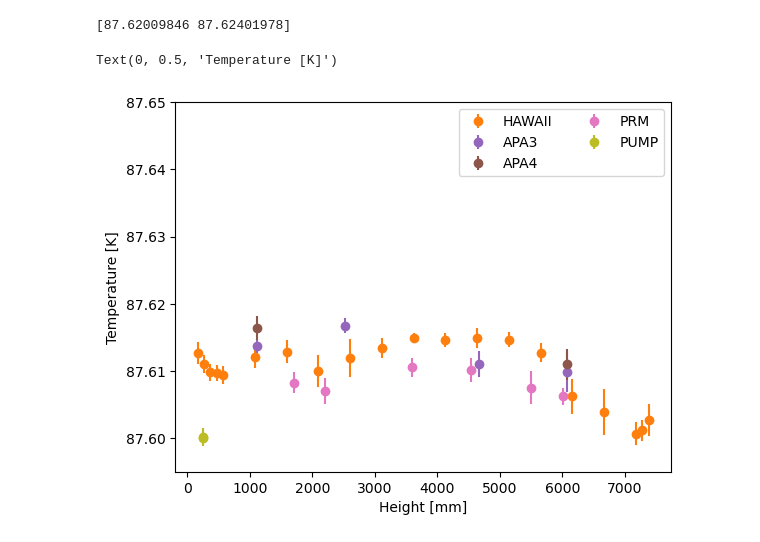
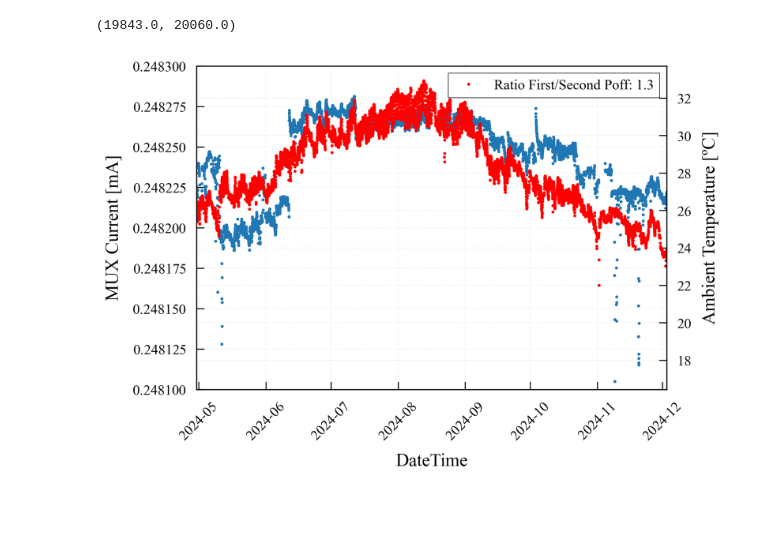
Before and after one commit to jcapo96/rtd, a Jupyter notebook: pdhd/ana/np04_homogeneity.ipynb, the cells around one changed output. Drawn from its saved outputs; the diff is of its cells as text; code cells hidden in the pictures; blank space fills up the shorter version.

```diff
--- a/pdhd/ana/np04_homogeneity.ipynb
+++ b/pdhd/ana/np04_homogeneity.ipynb
@@ -1410,58 +131,22 @@ Text(0, 0.5, 'Temperature [K]')
-# %%
-tgrad.makeProfiles(tini=datetime.datetime(2024, 12, 5, 8, 45, 0), tend=datetime.datetime(2024, 12, 5, 9, 0, 0))
-hawai.makeProfiles(tini=datetime.datetime(2024, 12, 5, 8, 45, 0), tend=datetime.datetime(2024, 12, 5, 9, 0, 0))
-apa.makeProfiles(tini=datetime.datetime(2024, 12, 5, 8, 45, 0), tend=datetime.datetime(2024, 12, 5, 9, 0, 0))
-pipe.makeProfiles(tini=datetime.datetime(2024, 11, 27, 8, 45, 0), tend=datetime.datetime(2024, 11, 27, 9, 0, 0))
-prm.makeProfiles(tini=datetime.datetime(2024, 11, 27, 8, 45, 0), tend=datetime.datetime(2024, 11, 27, 9, 0, 0))
-pp.makeProfiles(tini=datetime.datetime(2024, 11, 27, 8, 45, 0), tend=datetime.datetime(2024, 11, 27, 9, 0, 0))
-#plt.errorbar(tgrad.profiles["Y"].values, tgrad.profiles["temp"].values, yerr=tgrad.profiles["err"].values, fmt='o', label="VALENCIA")
-plt.errorbar(hawai.profiles["Y"].values, hawai.profiles["temp"].values, yerr=hawai.profiles["err"].values, fmt='o', label="HAWAII", color="tab:orange")
-mask1 = apa.profiles["name"].str.contains("APA1", na=False) & ~apa.profiles["name"].str.contains("F", na=False)
-mask2 = apa.profiles["name"].str.contains("APA2", na=False) & ~apa.profiles["name"].str.contains("F", na=False)
-mask3 = apa.profiles["name"].str.contains("APA3", na=False) & ~apa.profiles["name"].str.contains("F", na=False)
-mask4 = apa.profiles["name"].str.contains("APA4", na=False) & ~apa.profiles["name"].str.contains("F", na=False)
-
-print(apa.profiles.loc[mask1, "temp"].values)
-# plt.errorbar(
-#     apa.profiles.loc[mask1, "Y"].values,
-#     apa.profiles.loc[mask1, "temp"].values,
-#     yerr=apa.profiles.loc[mask1, "err"].values,
-#     fmt='o',
-#     label="APA1"
-# )
-# plt.errorbar(
-#     apa.profiles.loc[mask2, "Y"].values,
-#     apa.profiles.loc[mask2, "temp"].values,
-#     yerr=apa.profiles.loc[mask2, "err"].values,
-#     fmt='o',
-#     label="APA2"
-# )
-plt.errorbar(
-    apa.profiles.loc[mask3, "Y"].values,
-    apa.profiles.loc[mask3, "temp"].values,
-    yerr=apa.profiles.loc[mask3, "err"].values,
-    fmt='o',
-    label="APA3",
-    color="tab:purple"
-)
-plt.errorbar(
-    apa.profiles.loc[mask4, "Y"].values,
-    apa.profiles.loc[mask4, "temp"].values,
-    yerr=apa.profiles.loc[mask4, "err"].values,
-    fmt='o',
-    label="APA4",
-    color="tab:brown"
-)
-mask5 = pipe.profiles["name"].str.contains("M", na=False)
-plt.errorbar(prm.profiles["Y"].values, prm.profiles["temp"].values, yerr=prm.profiles["err"].values, fmt='o', label="PRM", color="tab:pink")
-#plt.errorbar(pipe.profiles.loc[mask5, "Y"].values, pipe.profiles.loc[mask5, "temp"].values + 0.005, yerr=pipe.profiles.loc[mask5, "err"].values, fmt='o', label="PIPE", color="tab:grey")
-# plt.errorbar(pp.profiles["Y"].values, pp.profiles["temp"].values, yerr=pp.profiles["err"].values, fmt='o', label="PUMP", color="tab:olive")
-plt.ylim(87.595, 87.65)
-plt.legend(ncol=2);
-plt.xlabel("Height [mm]")
-plt.ylabel("Temperature [K]")
-plt.savefig("/eos/user/j/jcapotor/DUNE-IFIC/Experiments/ProtoDUNE-HD/Operation/Plots/temp_homo_stab/normal_operation_jura.pdf", format="pdf")
-# %% [output]
-[87.62009846 87.62401978]
-Text(0, 0.5, 'Temperature [K]')
-[figure, removed]
+# %%
+mux4 = muxClasses.MUX(dataset, boardNumber=4)
+ambientT = sensorClasses.Sensor(dataset, id=1037)
+
+meanT_first_period = ambientT.data.loc[(ambientT.data.index > datetime.datetime(2024, 6, 15)) & (ambientT.data.index < datetime.datetime(2024, 8, 1))].mean()
+meanT_second_poff = ambientT.data.loc[(ambientT.data.index > datetime.datetime(2024, 12, 1)) & (ambientT.data.index < datetime.datetime(2024, 12, 5))].mean()
+ratioT = meanT_first_period/meanT_second_poff
+fig, axes = plt.subplots(1,1)
+axes.plot(mux4.data.resample("1H").mean().index.values, 1/mux4.data.resample("1H").mean().values, marker="o", markersize=1.5, linestyle="None")
+axes.tick_params(axis='x', rotation=45)
+axes.set_xlabel("DateTime")
+axes.set_ylabel("MUX Current [mA]")
+
+axes2 = axes.twinx()
+axes2.plot(ambientT.data.resample("1H").mean().index.values, ambientT.data.resample("1H").mean().values, color="red", marker="o", markersize=1.5, linestyle="None", label=fr"Ratio First/Second Poff: {ratioT:.1f}")
+axes2.set_ylabel("Ambient Temperature [ºC]")
+axes.set_ylim(0.2481, 0.2483)
+axes2.legend()
+axes.set_xlim(datetime.datetime(2024, 4, 30), datetime.datetime(2024, 12, 3))
+# %% [output]
+(19843.0, 20060.0)
+[figure, added]
```
Also changed, not shown: parts of 63 cells of this notebook, 24 other files.
